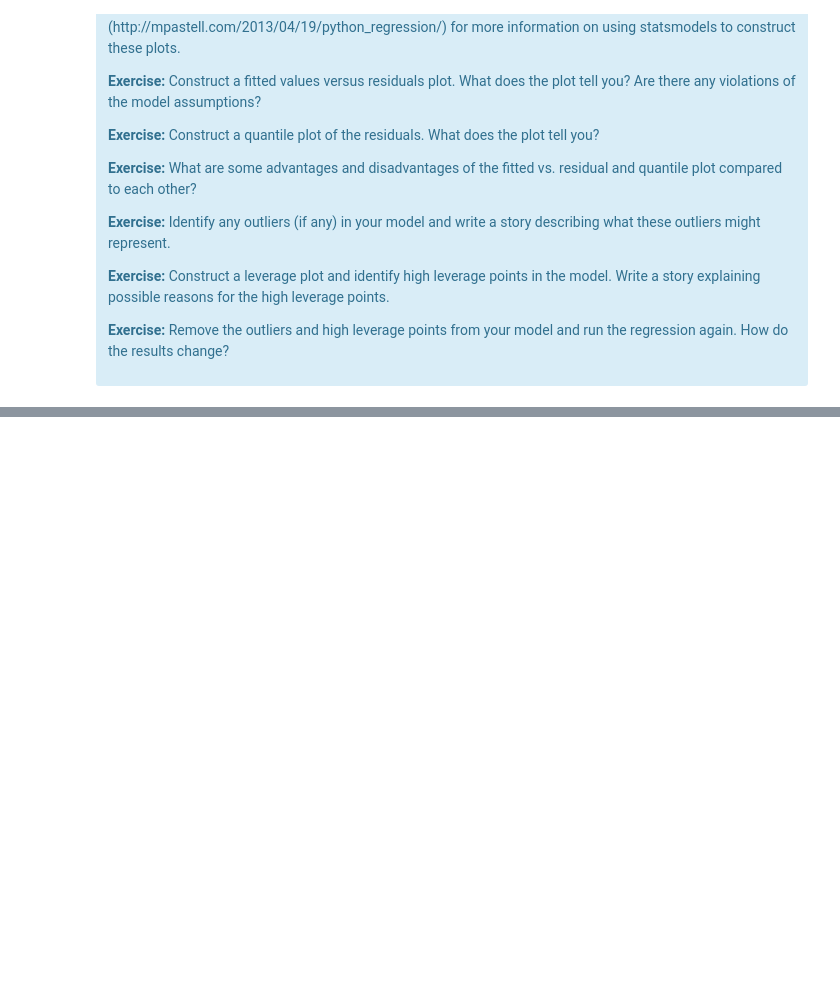
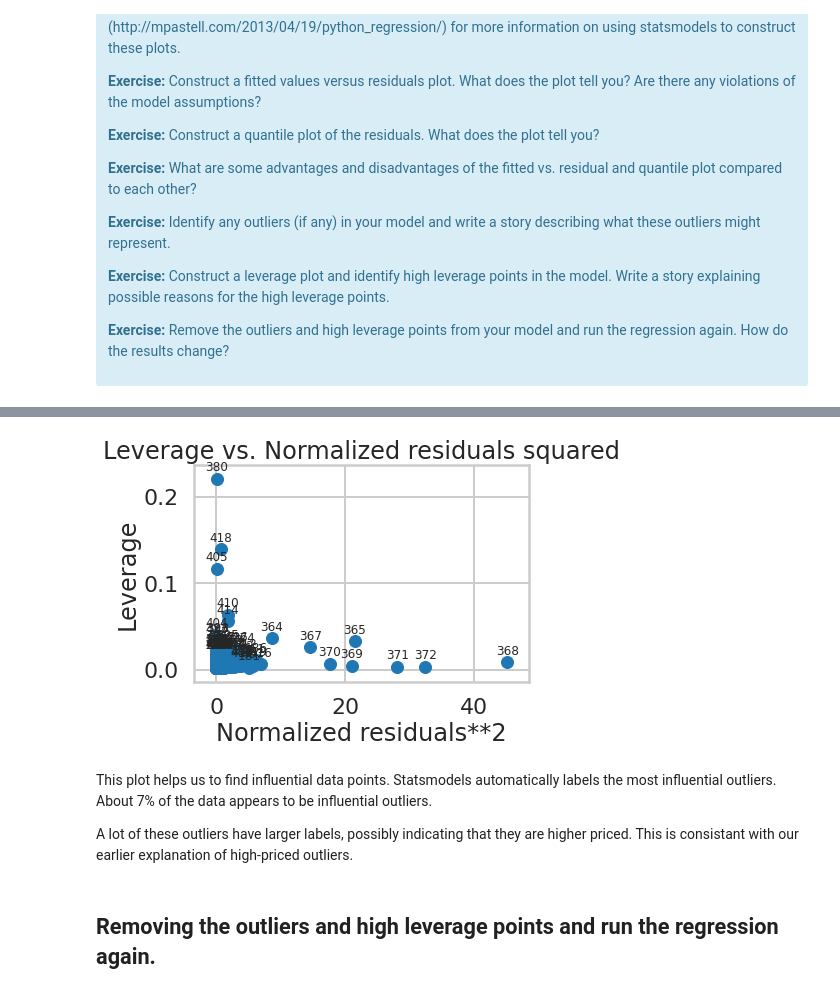
Before and after one commit to allen44/case-study-boston-housing, a Jupyter notebook: Mini_Project_Linear_Regression.ipynb, the cells around one changed output, grey strips where cells are left out. Cells and saved outputs as stored; diff of their text form; code cells hidden in the pictures; blank space fills up the shorter version.

```diff
--- a/Mini_Project_Linear_Regression.ipynb
+++ b/Mini_Project_Linear_Regression.ipynb
@@ -827,0 +953,12 @@ There are some other issues that are important investigate with linear regressio
+# %%
+# Construct a leverage plot
+sm.graphics.plot_leverage_resid2(regr_r)
+plt.show()
+# %% [output]
+[figure, added]
+# %% [markdown]
+This plot helps us to find influential data points. Statsmodels automatically labels the most influential outliers. About 7% of the data appears to be influential outliers.
+
+A lot of these outliers have larger labels, possibly indicating that they are higher priced. This is consistant with our earlier explanation of high-priced outliers.
+# %% [markdown]
+## Removing  the outliers and high leverage points and run the regression again.
```
Also changed, not shown: parts of 25 cells of this notebook.
